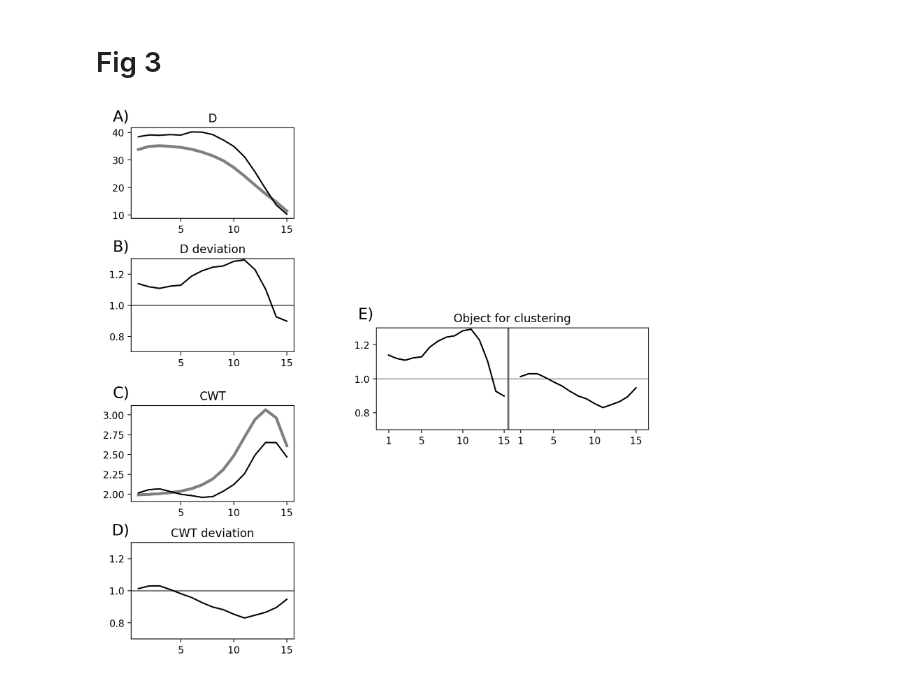
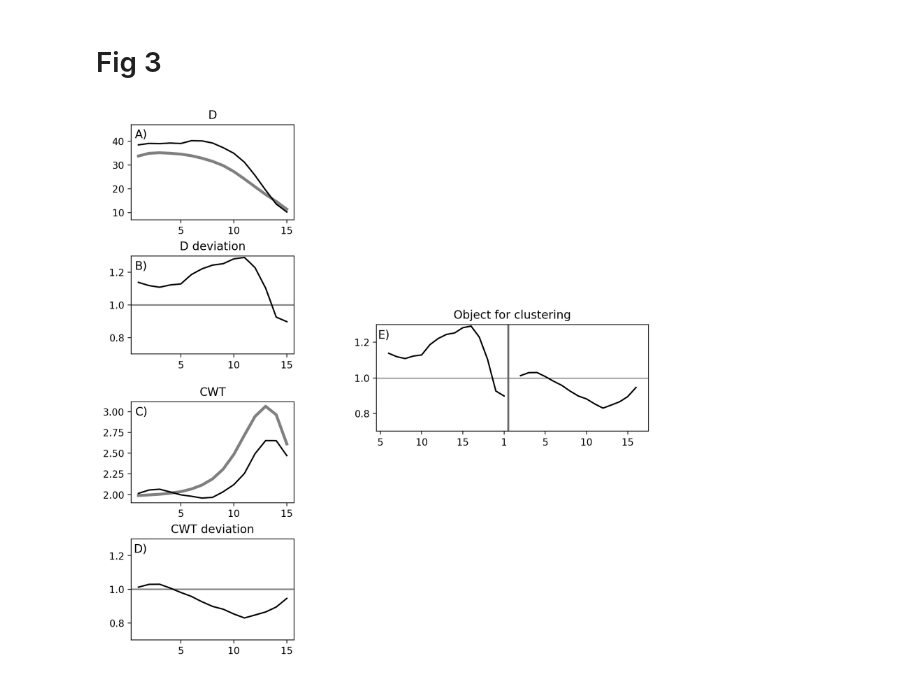
Before and after one commit to mikewellmeansme/TracheidClustering, a Jupyter notebook: notebooks/methods_visualization.ipynb, the cells around one changed output. Saved outputs shown, nothing was run; the diff lists cells and outputs as text; code cells hidden in the pictures.

Commit message:
plots upd

```diff
--- a/notebooks/methods_visualization.ipynb
+++ b/notebooks/methods_visualization.ipynb
@@ -93,0 +114,27 @@ quotient_deviation_df_B = pd.DataFrame(quotient_deviation_df_B).transpose()
+# %%
+fig, ax = plt.subplots(nrows=2, ncols=2, figsize=(10,6), dpi=200, sharex='col', sharey='row')
+plt.subplots_adjust(hspace=0.3)
+
+subplot_labels = ['A)', 'B)', 'C)', 'D)']
+
+ax[0, 0].plot(range(1, len(Dmean)+1), Dmean, c='k')
+ax[1, 0].plot(range(1, len(CWTmean)+1), CWTmean, c='k')
+ax[0, 1].plot(range(1, len(Dmean_norm)+1), Dmean_norm, c='k')
+ax[1, 1].plot(range(1, len(CWTmean_norm)+1), CWTmean_norm, c='k')
+
+ax[0, 0].set_title('D')
+ax[1, 0].set_title('CWT')
+ax[0, 1].set_title('D')
+ax[1, 1].set_title('CWT')
+
+ax[0, 0].set_ylim([7, 47])
+
+ax[0, 0].set_ylabel('Cell diameter ($\mu$m)')
+ax[1, 0].set_ylabel('Cell Wall Thickness ($\mu$m)')
+ax[1, 0].set_xlabel('Cell position')
+ax[1, 1].set_xlabel('Cell position')
+ax[1, 0].set_xticks(np.arange(1, len(Dmean)+1, 2))
+ax[1, 1].set_xticks(np.arange(1, len(Dmean_norm)+1, 2))
+
+for i in range(4):
+    ax[int(i>1), i%2].text(0.1, 0.95, subplot_labels[i], transform=ax[int(i>1), i%2].transAxes, fontsize=16, va='top', ha='right')
@@ -126,39 +179,44 @@ y = mean_objects_years[2000]
 
 axes[0].plot(range(1,16), global_mean[:15], color='gray', linewidth=3 )
 axes[0].plot(range(1,16), y[:15], 'black')
 axes[1].axhline(y=1, color='grey')
 axes[1].plot(range(1,16), [i / j for i, j in zip(y[:15], global_mean[:15])], 'black')
 axes[2].plot(range(1,16), global_mean[15:], color='gray', linewidth=3)
 axes[2].plot(range(1,16), y[15:], 'black')
 axes[3].axhline(y=1, color='grey')
 axes[3].plot(range(1,16), [i / j for i, j in zip(y[15:], global_mean[15:])], 'black')
 
 axes[4].axhline(y=1, color='grey', linewidth=1)
 axes[4].axvline(x=15.5, color='dimgrey', linewidth=2)
 axes[4].plot(range(1,16), [i / j for i, j in zip(y, list(global_mean))][:15], 'black')
 axes[4].plot(range(17,32), [i / j for i, j in zip(y, list(global_mean))][15:], 'black')
 
 axes[0].set_title('D')
 axes[1].set_title('D deviation')
 axes[2].set_title('CWT')
 axes[3].set_title('CWT deviation')
 axes[4].set_title('Object for clustering')
 
+axes[0].set_ylim([7, 47])
 axes[1].set_ylim([0.7, 1.3])
 axes[3].set_ylim([0.7, 1.3])
 axes[4].set_ylim([0.7, 1.3])
 
-axes[0].text(-0.01, 1.20, 'A)', transform=axes[0].transAxes, fontsize=16, va='top', ha='right')
-axes[1].text(-0.01, 1.20, 'B)', transform=axes[1].transAxes, fontsize=16, va='top', ha='right')
-axes[2].text(-0.01, 1.20, 'C)', transform=axes[2].transAxes, fontsize=16, va='top', ha='right')
-axes[3].text(-0.01, 1.20, 'D)', transform=axes[3].transAxes, fontsize=16, va='top', ha='right')
-axes[4].text(-0.01, 1.20, 'E)', transform=axes[4].transAxes, fontsize=16, va='top', ha='right')
+axes[0].text(0.1, 0.95, 'A)', transform=axes[0].transAxes, fontsize=12, va='top', ha='right')
+axes[1].text(0.1, 0.95, 'B)', transform=axes[1].transAxes, fontsize=12, va='top', ha='right')
+axes[2].text(0.1, 0.95, 'C)', transform=axes[2].transAxes, fontsize=12, va='top', ha='right')
+axes[3].text(0.1, 0.95, 'D)', transform=axes[3].transAxes, fontsize=12, va='top', ha='right')
+axes[4].text(0.05, 0.95, 'E)', transform=axes[4].transAxes, fontsize=12, va='top', ha='right')
 
-axes[4].set_xticks([1, 5, 10, 15, 17, 21, 26, 31])
+axes[0].set_xticklabels([1, 5, 10, 15])
+axes[1].set_xticklabels([1, 5, 10, 15])
+axes[2].set_xticklabels([1, 5, 10, 15])
+axes[3].set_xticklabels([1, 5, 10, 15])
 axes[4].set_xticklabels([1, 5, 10, 15, 1, 5, 10, 15])
 
 plt.savefig('../output/method_visualization.svg', dpi=300)
+plt.show()
 # %% [output]
-[figure, old version]
+[figure, new version]
 # %%
 fig.savefig(f'../output/Fig 3.eps', dpi=300)
```
Also changed, not shown: parts of 7 cells of this notebook, 2 other files.
